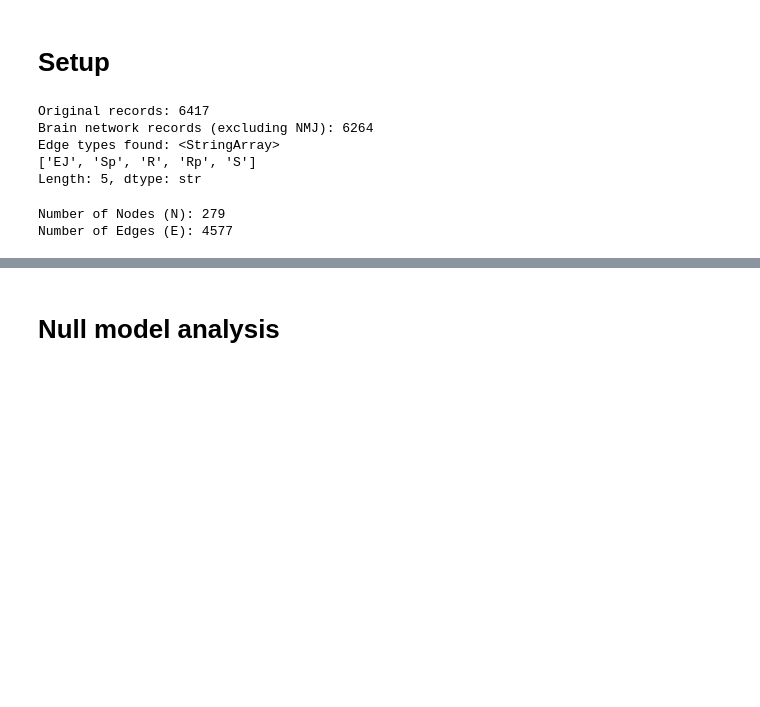
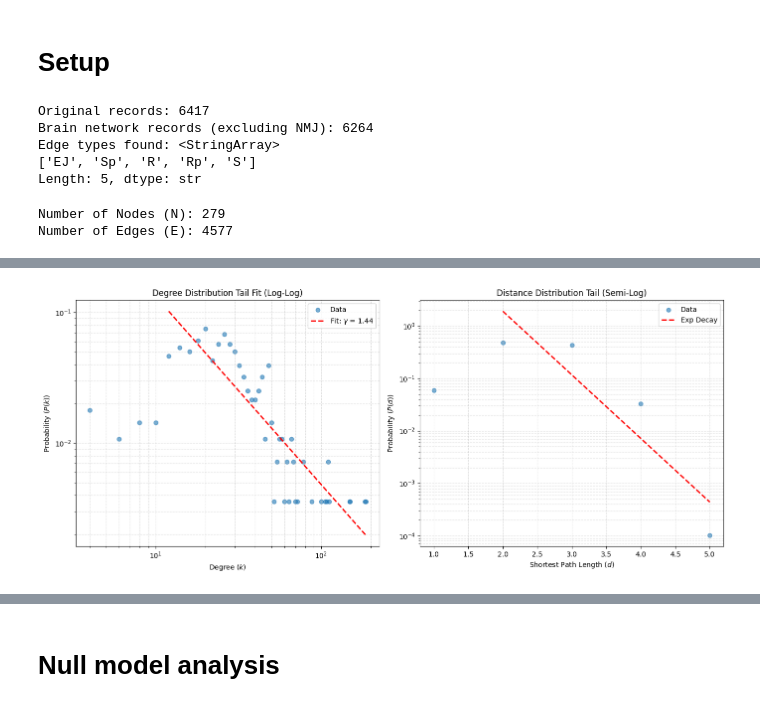
Before and after one commit to SimpingOjou/graph_theory_project, a Jupyter notebook: analysis.ipynb, the cells around one changed output, grey strips where cells are left out. Saved outputs shown, nothing was run; the diff lists cells and outputs as text; code cells hidden in the pictures; blank space fills up the shorter version.

```diff
--- a/analysis.ipynb
+++ b/analysis.ipynb
@@ -227,0 +155,97 @@ Average Clustering Coefficient: 0.3371
+# %%
+# Get degrees (using total degree for overall connectivity)
+degrees = np.array([d for n, d in G.degree()])
+k_min = 1  # Filter out degree 0 to avoid log(0)
+
+# Calculate frequencies
+degree_counts = np.bincount(degrees)
+k_values = np.nonzero(degree_counts)[0]
+p_k = degree_counts[k_values] / sum(degree_counts) # Probability P(k)
+
+# --- Define Tail for Fitting ---
+# We visually select a cutoff or fit the whole range if it looks linear in log-log.
+tail_cutoff = 11
+tail_indices = np.where(k_values >= tail_cutoff)
+
+k_tail = k_values[tail_indices]
+p_tail = p_k[tail_indices]
+
+# Log-Log Transformation
+log_k = np.log10(k_tail)
+log_p = np.log10(p_tail)
+
+# Linear Regression: log(P(k)) = -gamma * log(k) + c
+slope, intercept, r_value, p_value, std_err = stats.linregress(log_k, log_p)
+gamma = -slope
+
+# Plotting
+plt.figure(figsize=(14, 6))
+
+# Plot 1: Degree Distribution (Log-Log)
+plt.subplot(1, 2, 1)
+plt.scatter(k_values, p_k, alpha=0.6, label='Data')
+plt.plot(k_tail, 10**(intercept + slope * log_k), 'r--', linewidth=2, label=f'Fit: $\gamma$ = {gamma:.2f}')
+plt.xscale('log')
+plt.yscale('log')
+plt.xlabel('Degree ($k$)')
+plt.ylabel('Probability ($P(k)$)')
+plt.title('Degree Distribution Tail Fit (Log-Log)')
+plt.legend()
+plt.grid(True, which="both", ls="--", alpha=0.4)
+
+# Comments on Degree Results
+print("--- Degree Distribution Analysis ---")
+print(f"Power Law Exponent (gamma): {gamma:.2f}")
+print(f"R-squared: {r_value**2:.4f}")
+print("Interpretation: A linear relationship in the log-log plot indicates a Scale-Free network[cite: 842].")
+print("The exponent gamma corresponds to the slope of the line[cite: 844].")
+print("-" * 40)
+
+## DISTANCE DISTRIBUTION - TAIL INSPECTION
+
+# Collect all path lengths
+all_path_lengths = []
+for n in G.nodes():
+    paths = nx.shortest_path_length(G, source=n)
+    all_path_lengths.extend([length for target, length in paths.items() if target != n])
+
+# Calculate Frequencies
+dist_counts = np.bincount(all_path_lengths)
+d_values = np.nonzero(dist_counts)[0]
+p_d = dist_counts[d_values] / sum(dist_counts)
+
+# Fitting the tail (Exponential decay often used for "long tails" in distance)
+# We look for linearity in a Semi-Log plot (log(P(d)) vs d)
+tail_dist_cutoff = 2 # Example: Fit distances >= 2
+tail_dist_indices = np.where(d_values >= tail_dist_cutoff)
+
+d_tail = d_values[tail_dist_indices]
+p_d_tail = p_d[tail_dist_indices]
+
+# Semi-Log Transformation
+log_p_d = np.log10(p_d_tail)
+
+# Linear Regression
+slope_d, intercept_d, r_value_d, _, _ = stats.linregress(d_tail, log_p_d)
+
+# Plot 2: Distance Distribution (Semi-Log)
+plt.subplot(1, 2, 2)
+plt.scatter(d_values, p_d, alpha=0.6, label='Data')
+plt.plot(d_tail, 10**(intercept_d + slope_d * d_tail), 'r--', linewidth=2, label=f'Exp Decay')
+plt.yscale('log') # Semi-log plot
+plt.xlabel('Shortest Path Length ($d$)')
+plt.ylabel('Probability ($P(d)$)')
+plt.title('Distance Distribution Tail (Semi-Log)')
+plt.legend()
+plt.grid(True, which="both", ls="--", alpha=0.4)
+
+plt.tight_layout()
+plt.savefig('distance_distribution_tail_fit.png', dpi=300)
+plt.show()
+
+# Comments on Distance Results
+print("--- Distance Distribution Analysis ---")
+print(f"Max Distance (Diameter): {np.max(all_path_lengths)}")
+print("Interpretation: Small-world networks typically have short path lengths (L << N)[cite: 753].")
+print("A rapid decay in the tail indicates the network is globally compact.")
+# %% [output]
@@ -227,0 +258 @@ Average Clustering Coefficient: 0.3371
+[figure, added]
```
Also changed, not shown: parts of 13 cells of this notebook, 8 other files.
